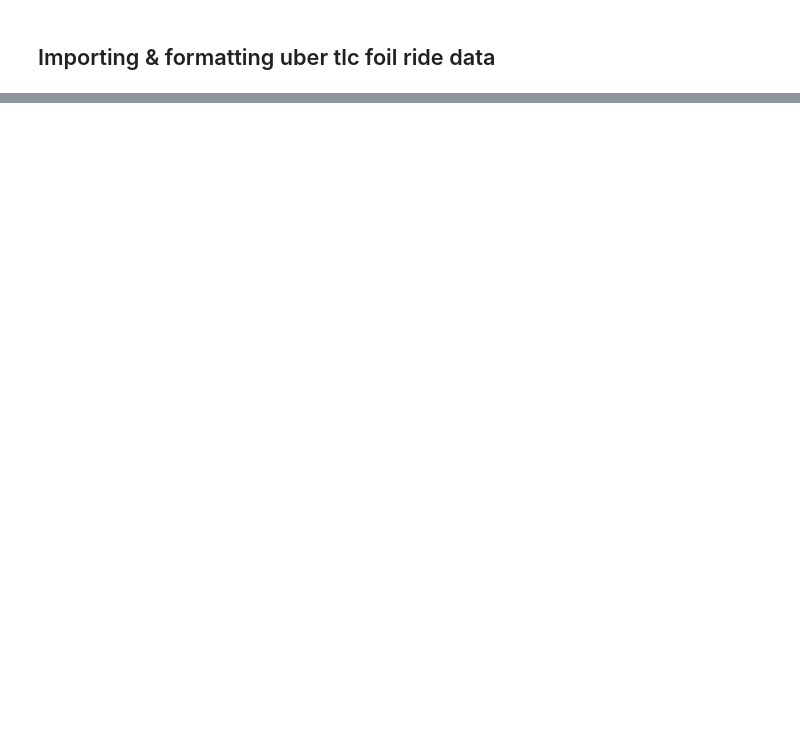
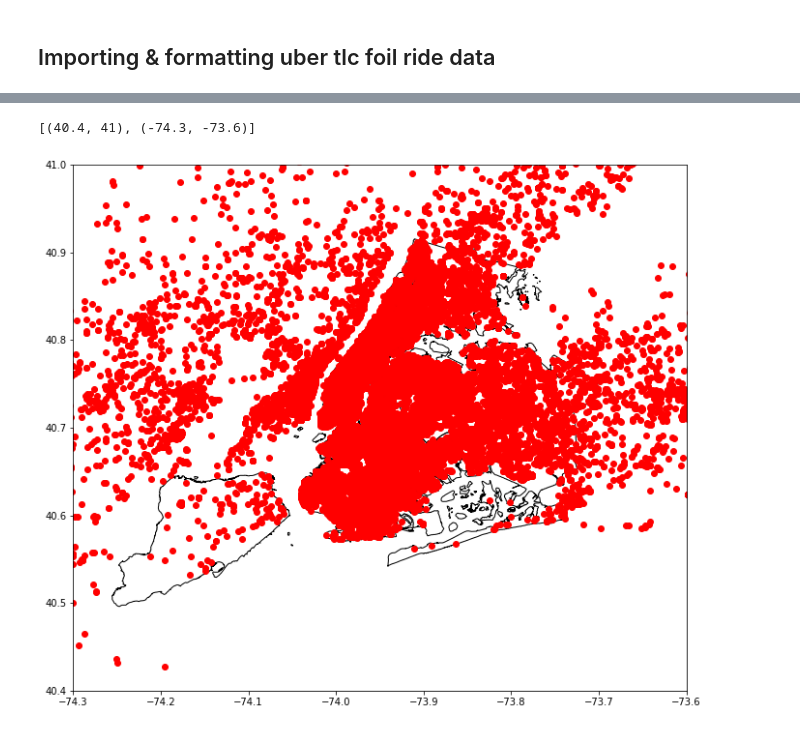
Before and after one commit to loujar/uber-tlc-analysis, a Jupyter notebook: uber_tlc_analysis.ipynb, the cells around one changed output, grey strips where cells are left out. Drawn from its saved outputs; the diff is of its cells as text; code cells hidden in the pictures; blank space fills up the shorter version.

Commit message:
tracking second analysis checkpoint

```diff
--- a/uber_tlc_analysis.ipynb
+++ b/uber_tlc_analysis.ipynb
@@ -43,12 +32,3 @@ rides = pd.concat(
         pd.read_csv("./data/uber-raw-data-sep14.csv"),
     ]
 ).pipe(geopandas.GeoDataFrame)
-# %%
-#~60 seconds
-#Format 'rides' as a GeoDataFrame array
-rides['Date/Time'] = pd.to_datetime(rides['Date/Time'])
-rides['date'] = pd.to_datetime(rides['Date/Time'].dt.strftime("%Y-%m-%d %H:00:00"))
-#rides['Date/Time'].dt.date
-rides['geometry'] = list(zip(rides.Lon.astype(float), rides.Lat.astype(float)))
-rides['geometry'] = rides['geometry'].apply(Point)
-rides.head()
@@ -398,0 +62,7 @@ scores
+# %%
+ax = boroughs.plot(edgecolor='k', facecolor='none', figsize=(15, 10))
+rides.plot(ax=ax, color='red')
+ax.set(xlim=(-74.3, -73.6), ylim=(40.4, 41))
+# %% [output]
+[(40.4, 41), (-74.3, -73.6)]
+[figure, added]
```
Also changed, not shown: parts of 70 cells of this notebook.
